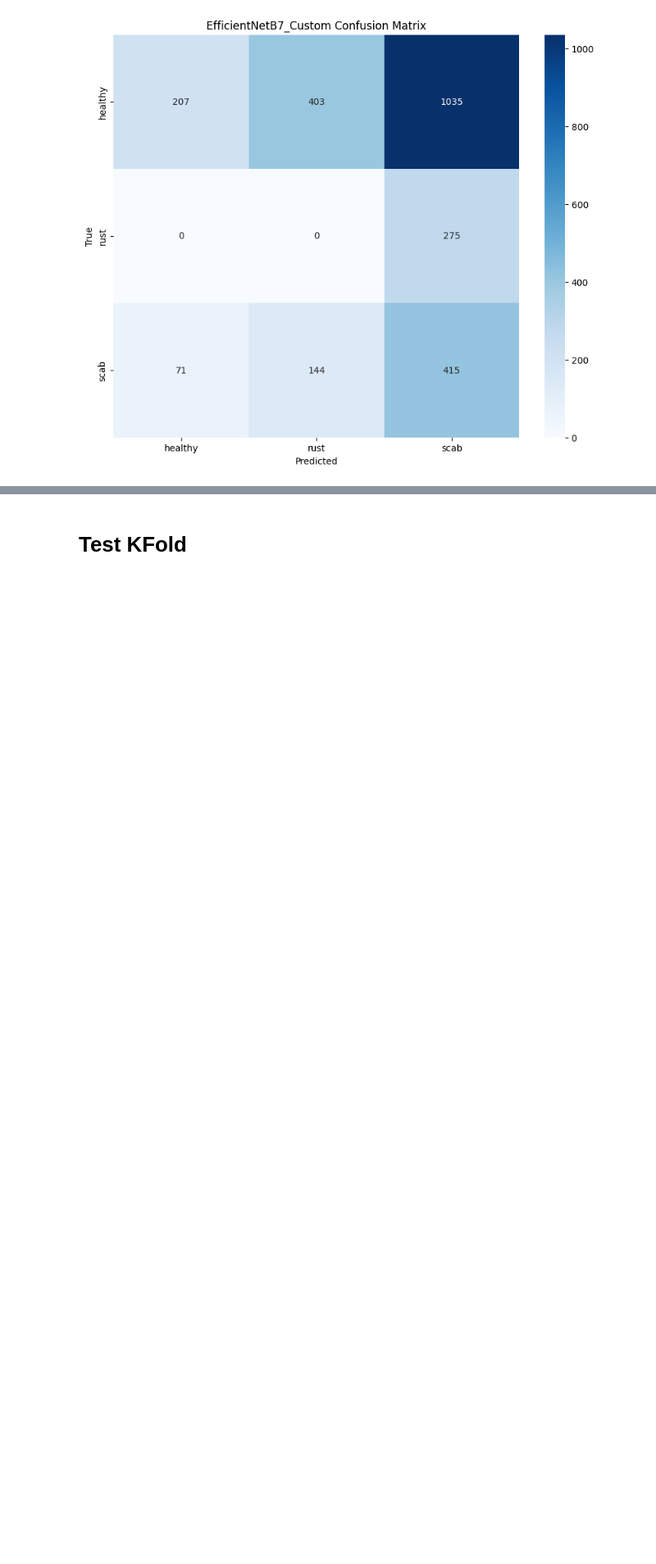
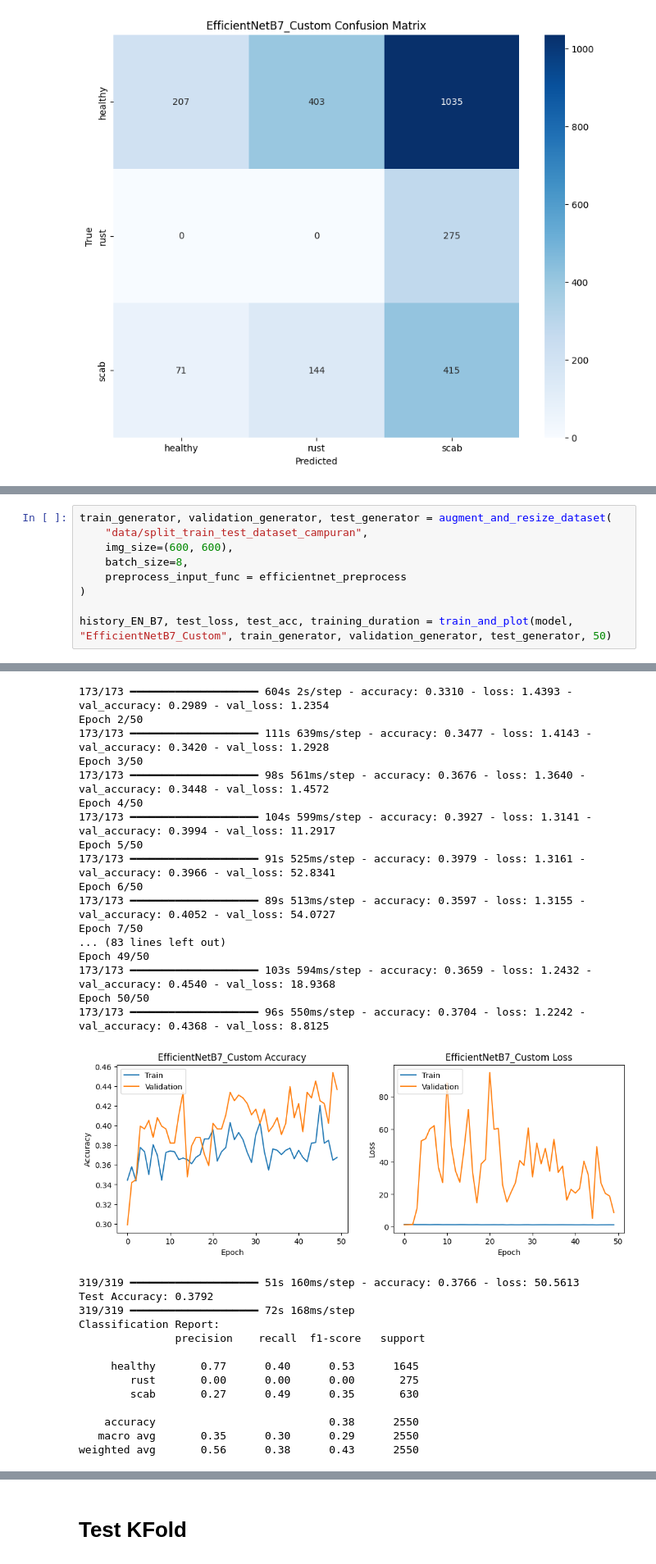
Before and after one commit to AbiyaMakruf/TelU-Tubes-TugasAkhir-KlasifikasiPenyakitTanamanApel, a Jupyter notebook: modifikasi.ipynb, the cells around one changed output, grey strips where cells are left out. Shown: that part at 82% size. Cells and saved outputs as stored; diff of their text form; blank space fills up the shorter version.

```diff
--- a/modifikasi.ipynb
+++ b/modifikasi.ipynb
@@ -2679,0 +2591,10 @@ weighted avg       0.54      0.24      0.23      2550
+# %%
+train_generator, validation_generator, test_generator = augment_and_resize_dataset(
+    "data/split_train_test_dataset_campuran",
+    img_size=(600, 600),
+    batch_size=8,
+    preprocess_input_func = efficientnet_preprocess
+)
+
+history_EN_B7, test_loss, test_acc, training_duration = train_and_plot(model, "EfficientNetB7_Custom", train_generator, validation_generator, test_generator, 50)
+# %% [output]
@@ -2679,0 +2629,31 @@ weighted avg       0.54      0.24      0.23      2550
+173/173 ━━━━━━━━━━━━━━━━━━━━ 604s 2s/step - accuracy: 0.3310 - loss: 1.4393 - val_accuracy: 0.2989 - val_loss: 1.2354
+Epoch 2/50
+173/173 ━━━━━━━━━━━━━━━━━━━━ 111s 639ms/step - accuracy: 0.3477 - loss: 1.4143 - val_accuracy: 0.3420 - val_loss: 1.2928
+Epoch 3/50
+173/173 ━━━━━━━━━━━━━━━━━━━━ 98s 561ms/step - accuracy: 0.3676 - loss: 1.3640 - val_accuracy: 0.3448 - val_loss: 1.4572
+Epoch 4/50
+173/173 ━━━━━━━━━━━━━━━━━━━━ 104s 599ms/step - accuracy: 0.3927 - loss: 1.3141 - val_accuracy: 0.3994 - val_loss: 11.2917
+Epoch 5/50
+173/173 ━━━━━━━━━━━━━━━━━━━━ 91s 525ms/step - accuracy: 0.3979 - loss: 1.3161 - val_accuracy: 0.3966 - val_loss: 52.8341
+Epoch 6/50
+173/173 ━━━━━━━━━━━━━━━━━━━━ 89s 513ms/step - accuracy: 0.3597 - loss: 1.3155 - val_accuracy: 0.4052 - val_loss: 54.0727
+Epoch 7/50
+... (83 lines left out)
+Epoch 49/50
+173/173 ━━━━━━━━━━━━━━━━━━━━ 103s 594ms/step - accuracy: 0.3659 - loss: 1.2432 - val_accuracy: 0.4540 - val_loss: 18.9368
+Epoch 50/50
+173/173 ━━━━━━━━━━━━━━━━━━━━ 96s 550ms/step - accuracy: 0.3704 - loss: 1.2242 - val_accuracy: 0.4368 - val_loss: 8.8125
+[figure, added]
+319/319 ━━━━━━━━━━━━━━━━━━━━ 51s 160ms/step - accuracy: 0.3766 - loss: 50.5613
+Test Accuracy: 0.3792
+319/319 ━━━━━━━━━━━━━━━━━━━━ 72s 168ms/step
+Classification Report:
+               precision    recall  f1-score   support
+
+     healthy       0.77      0.40      0.53      1645
+        rust       0.00      0.00      0.00       275
+        scab       0.27      0.49      0.35       630
+
+    accuracy                           0.38      2550
+   macro avg       0.35      0.30      0.29      2550
+weighted avg       0.56      0.38      0.43      2550
```
Also changed, not shown: parts of 9 cells of this notebook, 1 other file.
